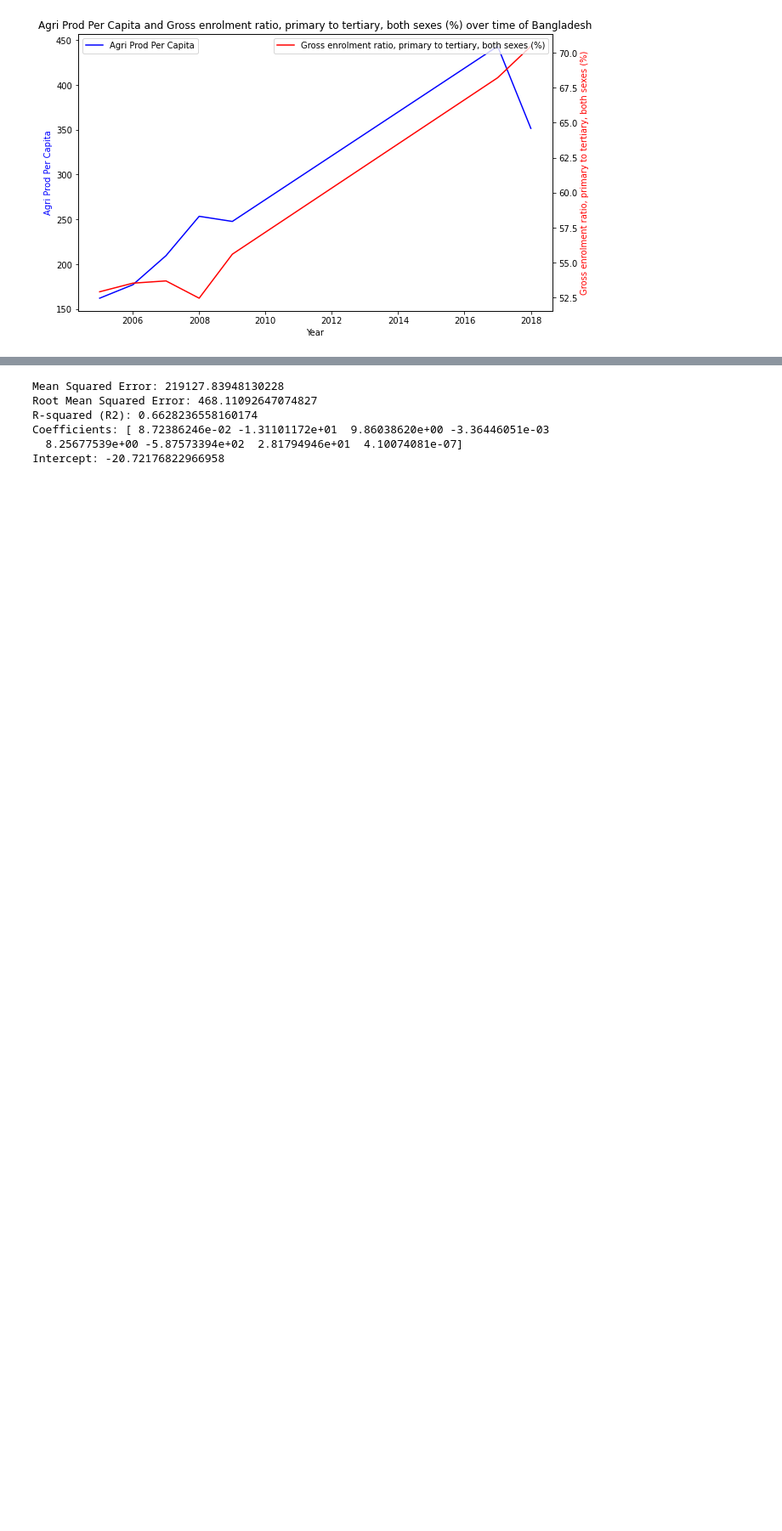
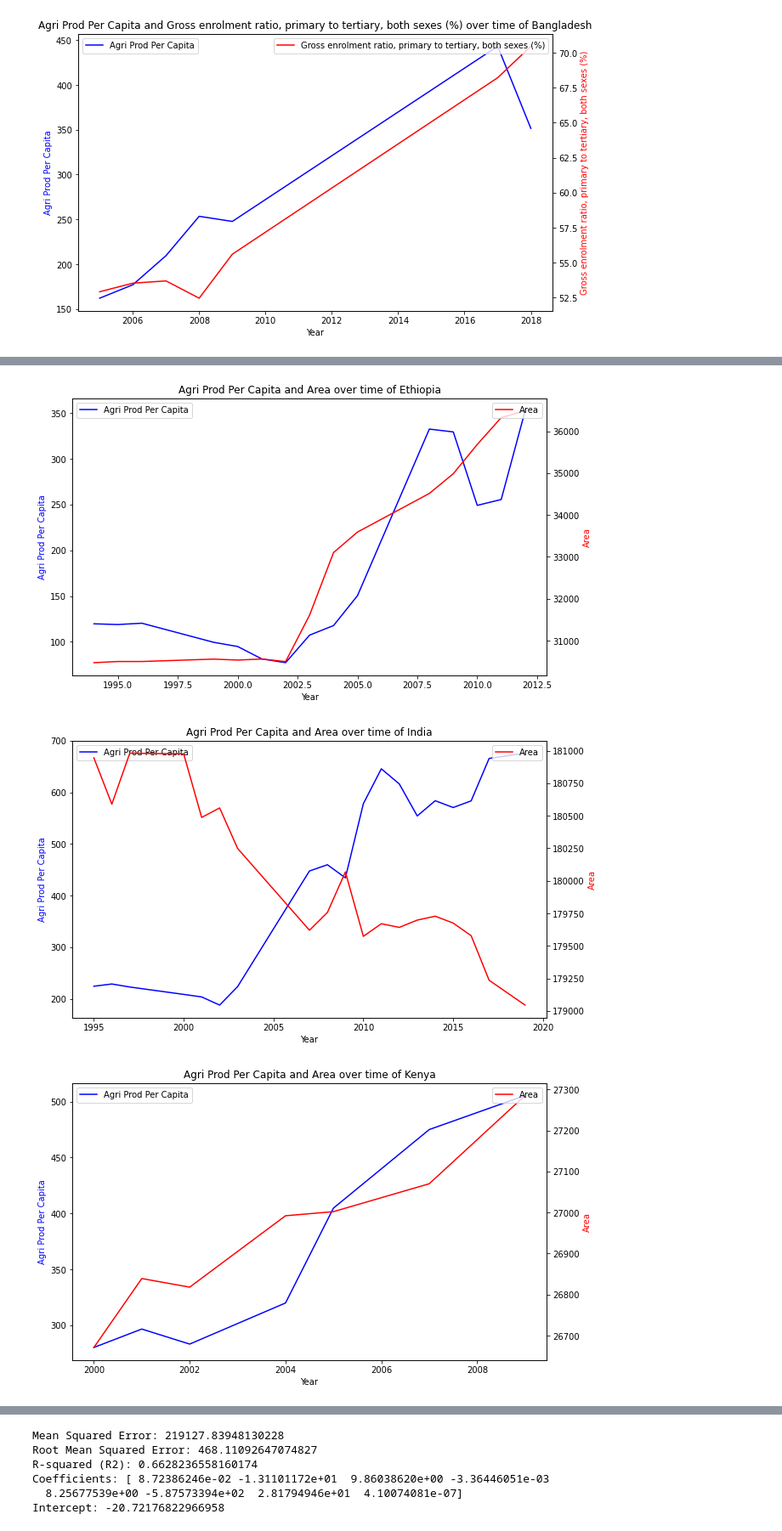
Before and after one commit to saumyasucharita/Agriculture-Data-Analysis, a Jupyter notebook: Exploratory Agriculture Data Analysis-FAOSTAT.ipynb, the cells around one changed output, grey strips where cells are left out. Shown at 85% size. Drawn from its saved outputs; the diff is of its cells as text; code cells hidden in the pictures; blank space fills up the shorter version.

```diff
--- a/Exploratory Agriculture Data Analysis-FAOSTAT.ipynb
+++ b/Exploratory Agriculture Data Analysis-FAOSTAT.ipynb
@@ -1133,0 +1106,8 @@ for country in countries_group2:
+# %%
+
+for country in countries_group2:
+    plot_dual_chart('Area', country)
+# %% [output]
+[figure, added]
+[figure, added]
+[figure, added]
```
Also changed, not shown: parts of 9 cells of this notebook, 4 other files.
